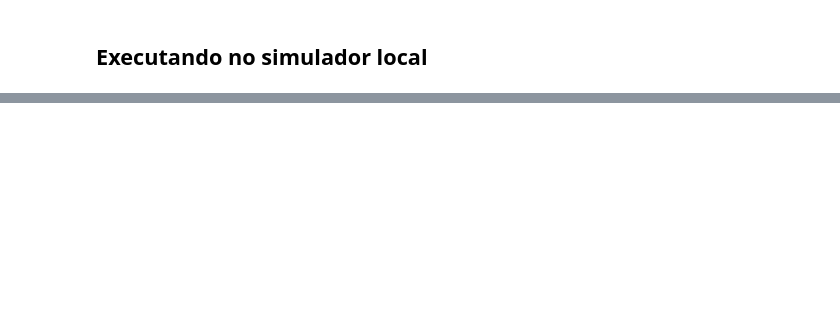
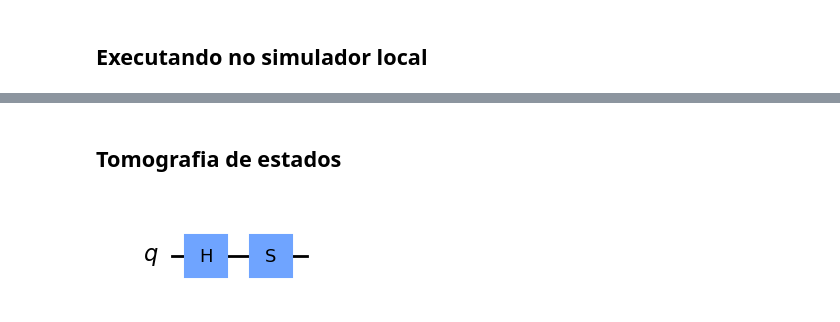
Before and after one commit to jonasmaziero/Projeto_CNPq_AWS_2023, a Jupyter notebook: teste2.ipynb, the cells around one changed output, grey strips where cells are left out. Saved outputs shown, nothing was run; the diff lists cells and outputs as text; code cells hidden in the pictures; blank space fills up the shorter version.

```diff
--- a/teste2.ipynb
+++ b/teste2.ipynb
@@ -31,3 +31,13 @@ plot_histogram(task.result().get_counts())
+# %% [markdown]
+## Tomografia de estados
+# %%
+from qiskit import QuantumCircuit
+qc = QuantumCircuit(1)
+qc.h(0)
+qc.s(0)
+qc.draw('mpl')
+# %% [output]
+[figure, added]
 # %%
 # Tem que instalar o Qiskit Experiments
 # pip install qiskit-experiments
```
Also changed, not shown: parts of 13 cells of this notebook.
